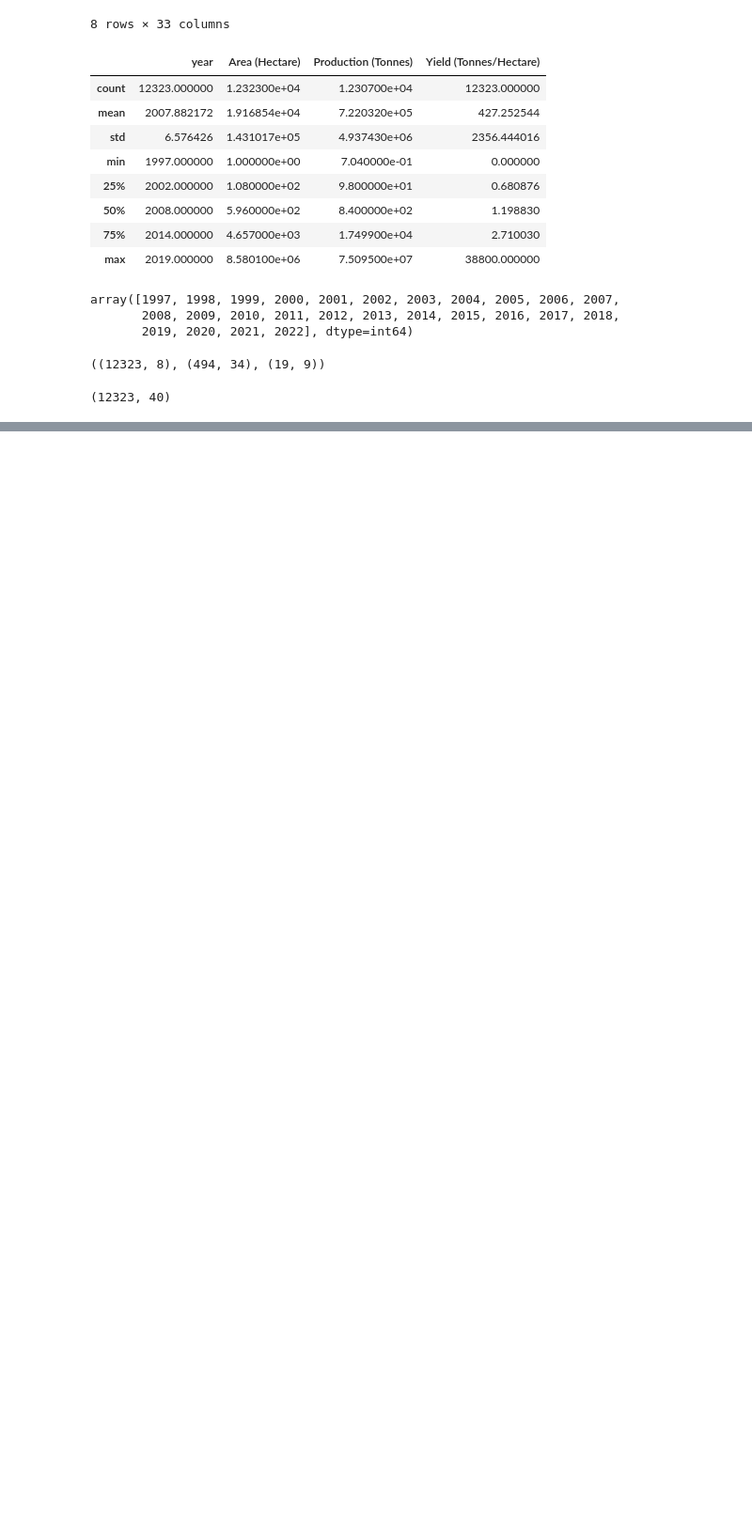
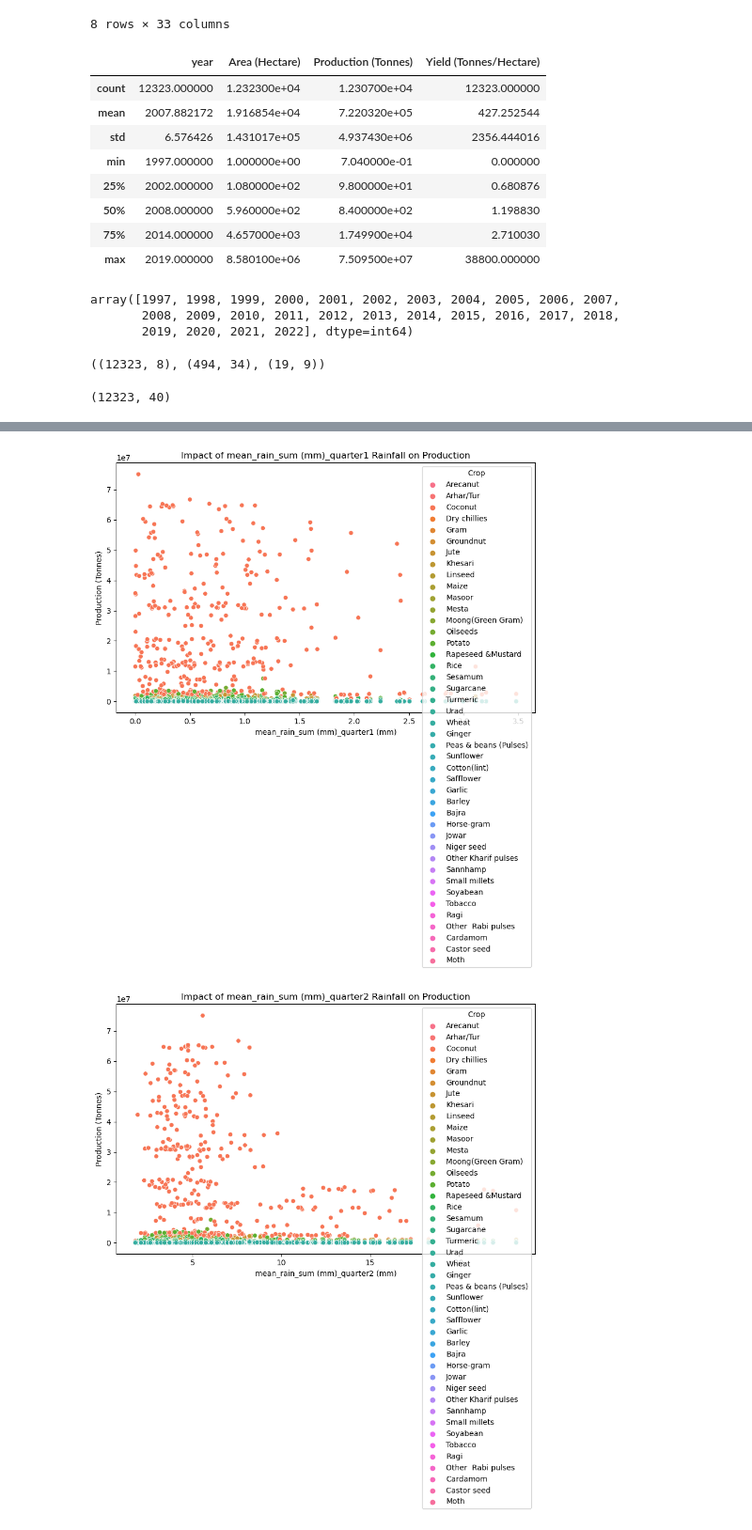
Before and after one commit to Jit-12/Crop-Yield-Prediction-System-College, a Jupyter notebook: notebook/Data Analysis.ipynb, the cells around one changed output, grey strips where cells are left out. Shown at 94% size. Saved outputs shown, nothing was run; the diff lists cells and outputs as text; code cells hidden in the pictures; blank space fills up the shorter version.

```diff
--- a/notebook/Data Analysis.ipynb
+++ b/notebook/Data Analysis.ipynb
@@ -289,0 +304,14 @@ NameError: name 'rain_columns' is not defined
+# %%
+# Scatter plot for rainfall vs. production
+rain_columns = [col for col in merged_df.columns if 'mean_rain_sum' in col]
+for quarter in rain_columns:
+    plt.figure(figsize=(10, 6))
+    sns.scatterplot(data=merged_df, x=quarter, y='Production (Tonnes)', hue='Crop')
+    plt.title(f'Impact of {quarter} Rainfall on Production')
+    plt.xlabel(f'{quarter} (mm)')
+    plt.ylabel('Production (Tonnes)')
+    plt.legend(title='Crop')
+    plt.show()
+# %% [output]
+[figure, added]
+[figure, added]
```
Also changed, not shown: parts of 30 cells of this notebook.
